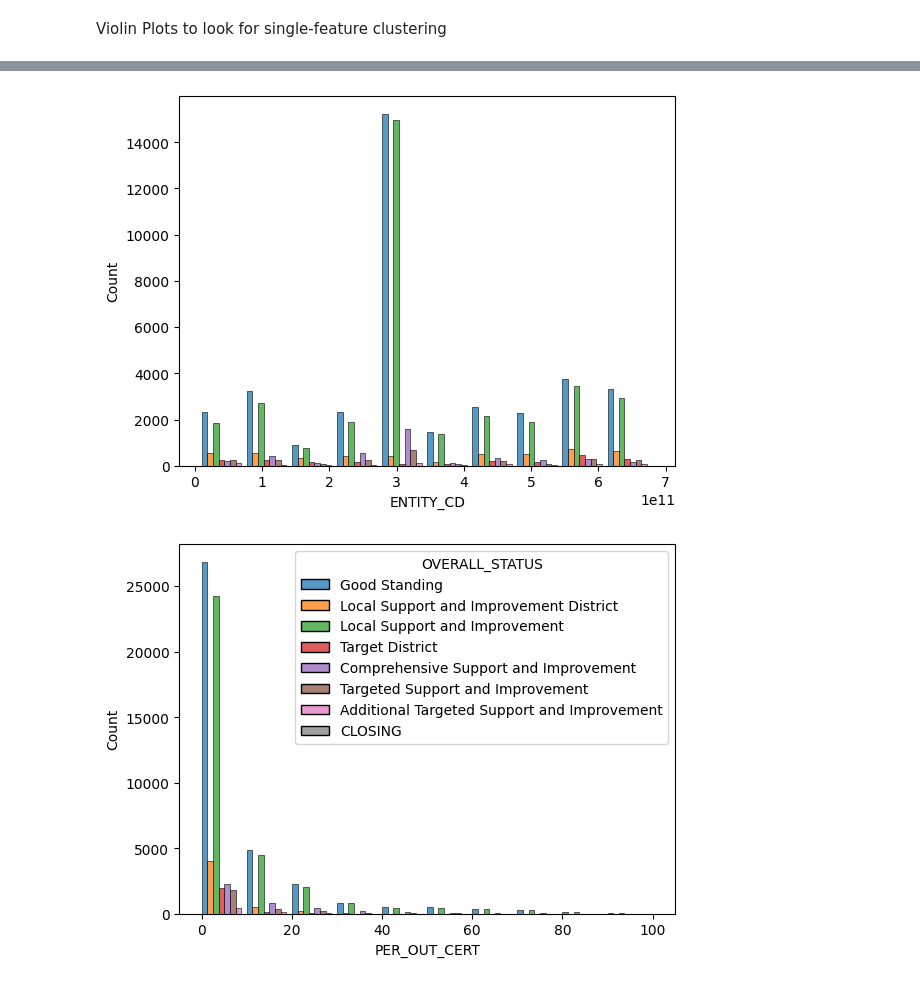
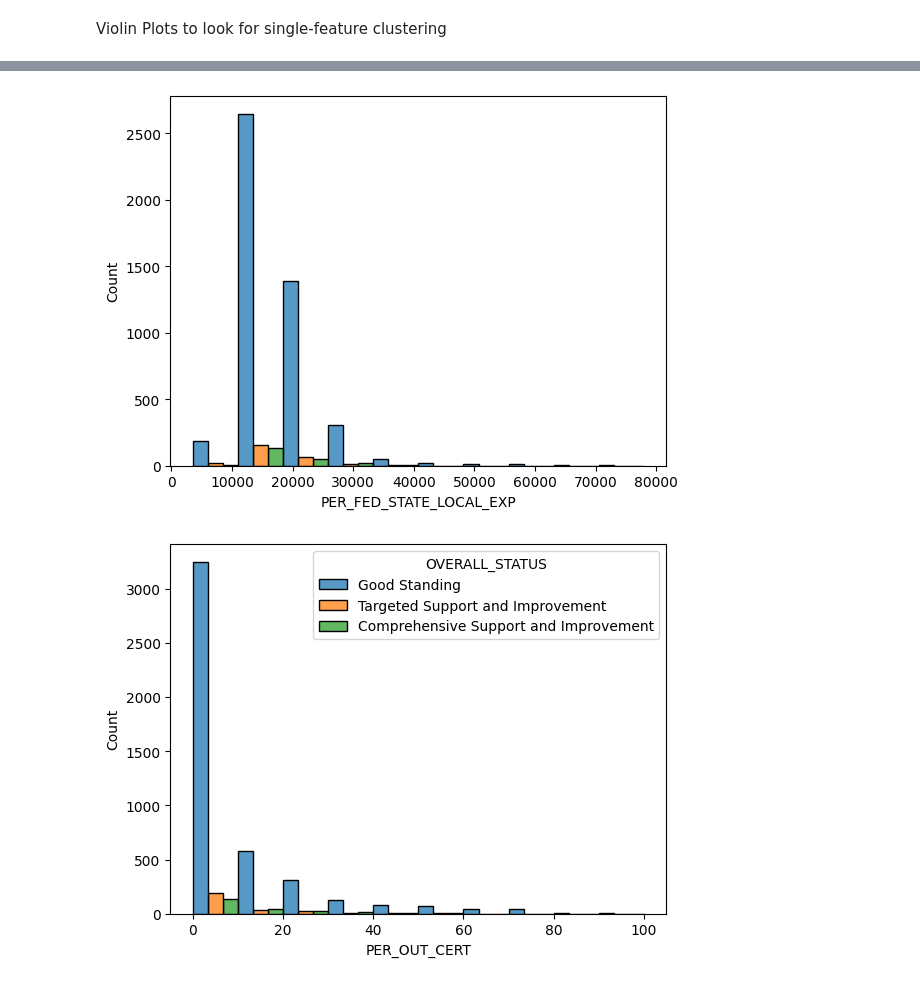
Before and after one commit to Finer-Things/2023_Erdos_Institute_Bootcamp_Education, a Jupyter notebook: EDA/data_visualizations.ipynb, the cells around one changed output, grey strips where cells are left out. Saved outputs shown, nothing was run; the diff lists cells and outputs as text; code cells hidden in the pictures.

```diff
--- a/EDA/data_visualizations.ipynb
+++ b/EDA/data_visualizations.ipynb
@@ -15,0 +14,7 @@ df = pd.read_csv("../Data/Expendatures Teacher Inexperience Out of Cert and Acco
+# %%
+df = pd.read_csv("../Data/Expendatures Teacher Inexperience Out of Cert and Accountability")
+# Get rid of the 4 schools with crazy high funding.
+print(df.OVERALL_STATUS.value_counts())
+overall_status_values_2021 = ("Good Standing", "Targeted Support and Improvement", "Comprehensive Support and Improvement")
+overall_status_values_2022 = ("Local Support and Improvement", "Comprehensive Support and Improvement", "Additional Targeted Support and Improvement", "Targeted Support and Improvement")
+df = df.loc[(df.PER_FED_STATE_LOCAL_EXP < 80000) & (df.OVERALL_STATUS.isin(overall_status_values_2021))]
@@ -18,7 +38,7 @@ New Column Indicating if Accountability Status is
 # %% [markdown]
 Violin Plots to look for single-feature clustering
 # %%
-for index, parameter in enumerate(("ENTITY_CD", "PER_OUT_CERT", "PER_TEACH_INEXP")):
+for index, parameter in enumerate(("PER_FED_STATE_LOCAL_EXP", "PER_OUT_CERT", "PER_TEACH_INEXP")):
     sns.violinplot(df, y=parameter, hue="OVERALL_STATUS", legend=(index == 1))
     plt.show()
 # %% [output]
@@ -28,5 +48,5 @@ for index, parameter in enumerate(("ENTITY_CD", "PER_OUT_CERT", "PER_TEACH_INEXP
 # %%
-for index, parameter in enumerate(("ENTITY_CD", "PER_OUT_CERT", "PER_TEACH_INEXP")):
+for index, parameter in enumerate(("PER_FED_STATE_LOCAL_EXP", "PER_OUT_CERT", "PER_TEACH_INEXP")):
     sns.boxplot(df, y=parameter, hue="OVERALL_STATUS", legend=(index == 1))
     plt.show()
 # %% [output]
@@ -36,7 +56,7 @@ for index, parameter in enumerate(("ENTITY_CD", "PER_OUT_CERT", "PER_TEACH_INEXP
 # %%
-for index, parameter in enumerate(("ENTITY_CD", "PER_OUT_CERT", "PER_TEACH_INEXP")):
+for index, parameter in enumerate(("PER_FED_STATE_LOCAL_EXP", "PER_OUT_CERT", "PER_TEACH_INEXP")):
     sns.histplot(df, x=parameter, bins=10, hue="OVERALL_STATUS", legend=(index == 1), multiple="dodge")
     plt.show()
 # %% [output]
-[figure, old version]
+[figure, new version]
-[figure, old version]
+[figure, new version]
```
Also changed, not shown: parts of 13 cells of this notebook, 2 other files.
